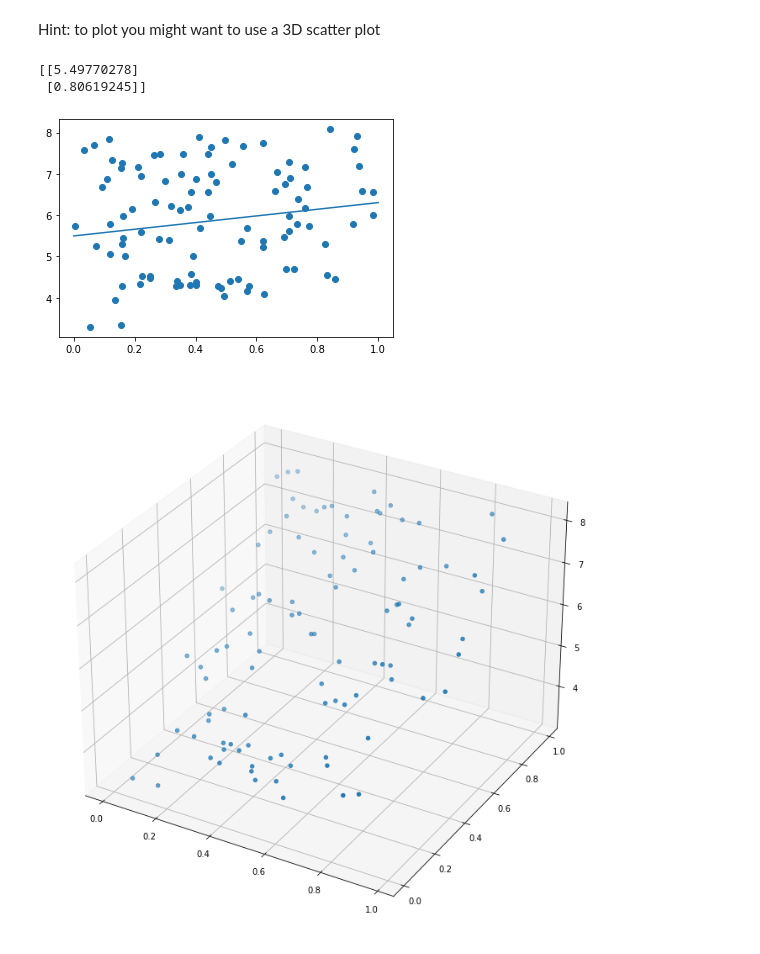
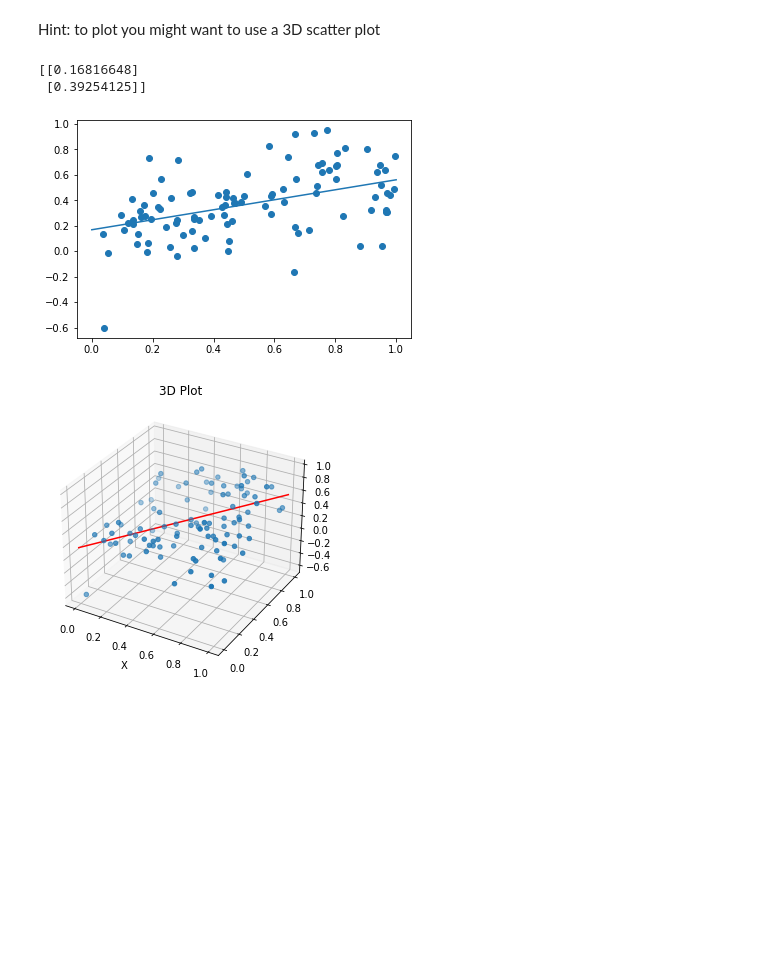
Before and after one commit to sstamnas/introcomp, a Jupyter notebook: python/notebook1.ipynb, the cells around one changed output. Cells and saved outputs as stored; diff of their text form; code cells hidden in the pictures; blank space fills up the shorter version.

```diff
--- a/python/notebook1.ipynb
+++ b/python/notebook1.ipynb
@@ -310,45 +310,49 @@ import numpy as np
 import matplotlib.pyplot as plt
 x  = np.random.uniform(size=(100, 1))
 x1 = np.random.uniform(size=(100, 1))
-a = 3.5
-b = 4
-c = 1
+a = 0.1
+b = 0.2
+c = 0.3
 y = a + b*x1 + c*x + np.random.normal(scale=0.2, size=(100,1))
 
-x_tilde = np.hstack([np.ones((100, 1)), x])
+x_tilde = np.hstack([np.ones((100, 1)),x])
 
 lam = 1
 xT_x = np.dot(x_tilde.transpose(), x_tilde)
 I = np.identity(2)
 lam_I = lam*I
 
 
 xT_x_lam_I_inv = np.linalg.inv(xT_x +lam_I)
 
 x_T_y = np.dot(x_tilde.transpose(),y)
 
 W = np.dot(xT_x_lam_I_inv,x_T_y)
 print(W)
 
 
 xx = np.linspace(0,1,100)
+x1x1 = np.linspace(0,1,100)
 yy = W[1]*xx + W[0]
 
 
 
 
 
 
 plt.scatter(x,y)
 plt.plot(xx,yy)
 
-fig = plt.figure(figsize=(12, 12))
+fig = plt.figure(figsize=(5,5))
 ax = fig.add_subplot(projection='3d')
 
-ax.scatter(x,x1,y)
+ax.scatter(x1,x,y)
+ax.plot(x1x1,xx,yy, color ="red")
+ax.set_xlabel("X")
+ax.set_title("3D Plot")
 plt.show()
 # %% [output]
-[[5.49770278]
- [0.80619245]]
+[[0.16816648]
+ [0.39254125]]
-[figure, old version]
+[figure, new version]
-[figure, old version]
+[figure, new version]
```
Also changed, not shown: 1 other file.
